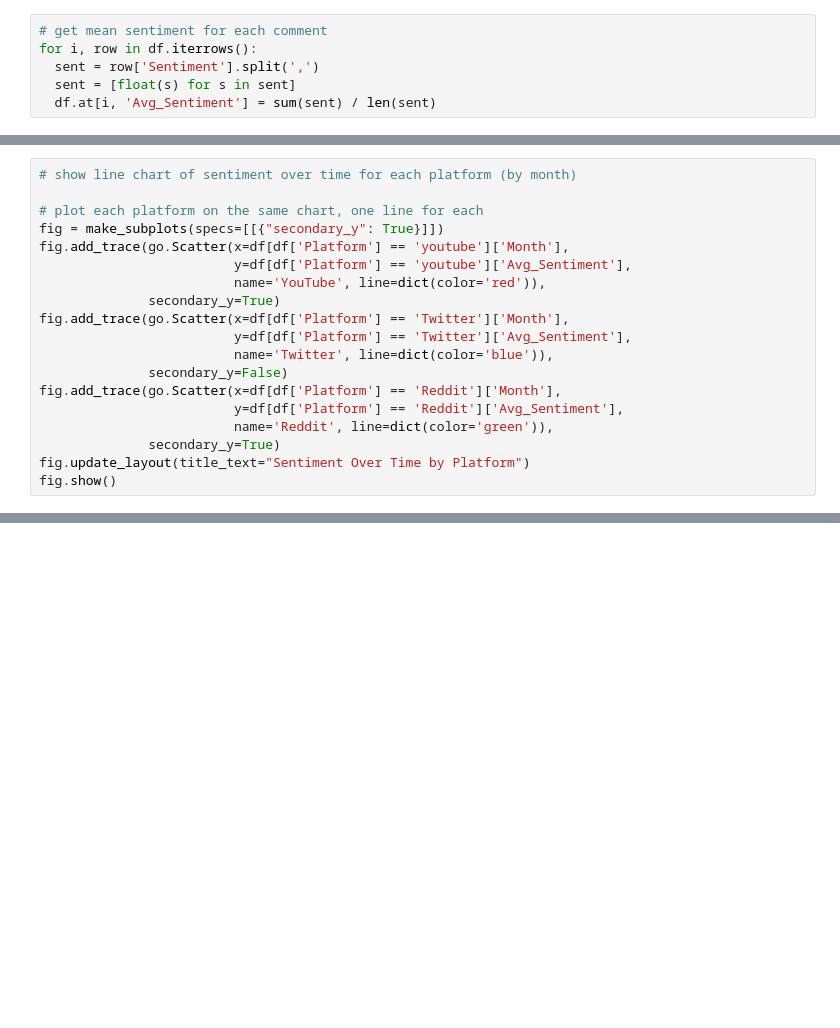
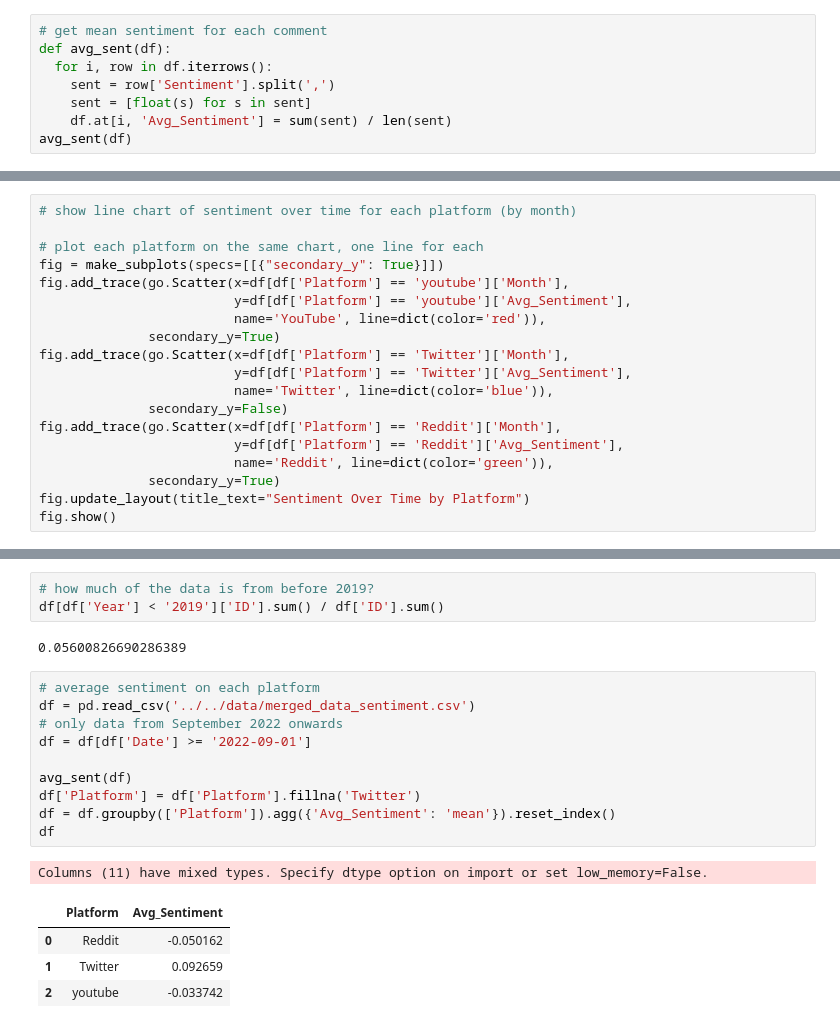
Before and after one commit to lucyfarnik/ai-sentiment-analysis, a Jupyter notebook: src/visualization/cross_platform.ipynb, the cells around one changed output, grey strips where cells are left out. Saved outputs shown, nothing was run; the diff lists cells and outputs as text; blank space fills up the shorter version.

```diff
--- a/src/visualization/cross_platform.ipynb
+++ b/src/visualization/cross_platform.ipynb
@@ -17,8 +21,10 @@ Name: Platform, dtype: int64
 # %%
 # get mean sentiment for each comment
-for i, row in df.iterrows():
-  sent = row['Sentiment'].split(',')
-  sent = [float(s) for s in sent]
-  df.at[i, 'Avg_Sentiment'] = sum(sent) / len(sent)
+def avg_sent(df):
+  for i, row in df.iterrows():
+    sent = row['Sentiment'].split(',')
+    sent = [float(s) for s in sent]
+    df.at[i, 'Avg_Sentiment'] = sum(sent) / len(sent)
+avg_sent(df)
 # %%
 # filter out everything before 2019
@@ -60,0 +102,21 @@ fig.show()
+# %%
+# how much of the data is from before 2019?
+df[df['Year'] < '2019']['ID'].sum() / df['ID'].sum()
+# %% [output]
+0.05600826690286389
+# %%
+# average sentiment on each platform
+df = pd.read_csv('../../data/merged_data_sentiment.csv')
+# only data from September 2022 onwards
+df = df[df['Date'] >= '2022-09-01']
+
+avg_sent(df)
+df['Platform'] = df['Platform'].fillna('Twitter')
+df = df.groupby(['Platform']).agg({'Avg_Sentiment': 'mean'}).reset_index()
+df
+# %% [output]
+Columns (11) have mixed types. Specify dtype option on import or set low_memory=False.
+|  | Platform | Avg_Sentiment |
+| 0 | Reddit | -0.050162 |
+| 1 | Twitter | 0.092659 |
+| 2 | youtube | -0.033742 |
```
Also changed, not shown: parts of 7 cells of this notebook, 7 other files.
